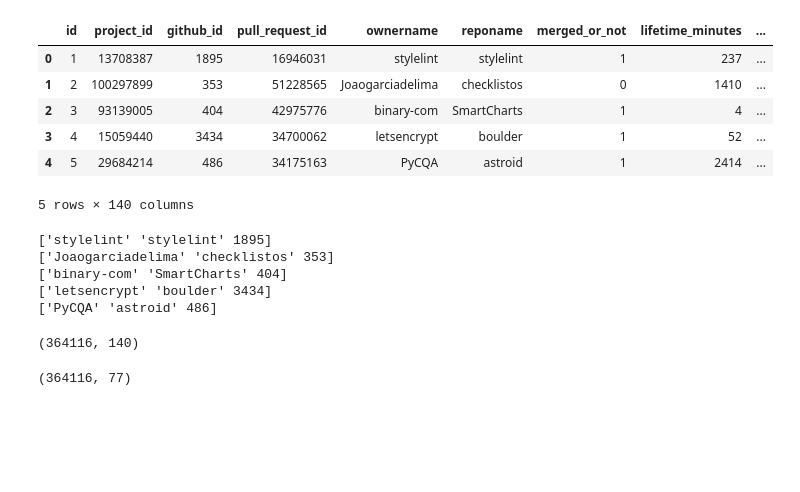
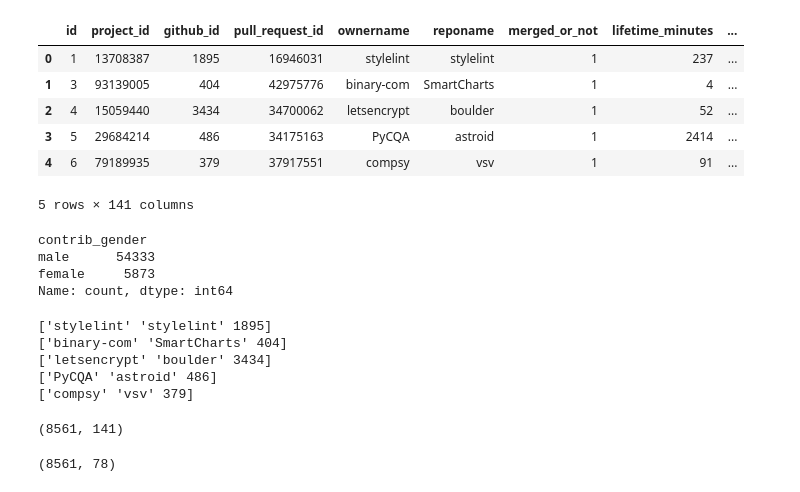
Before and after one commit to thanosan23/Pull-Request-Analysis, a Jupyter notebook: scripts/train_random_forest.ipynb, the cells around one changed output. Drawn from its saved outputs; the diff is of its cells as text; code cells hidden in the pictures; blank space fills up the shorter version.

```diff
--- a/scripts/train_random_forest.ipynb
+++ b/scripts/train_random_forest.ipynb
@@ -12,26 +12,33 @@ import polars as pl
 import xgboost as xgb
 # %%
 # read the dataset
-data = pl.read_csv("../data/new_pullreq.csv").to_pandas()
+data = pl.read_csv("../data/pullreq_with_code.csv", truncate_ragged_lines=True).to_pandas()
 data.head()
 # %% [output]
 |  | id | project_id | github_id | pull_request_id | ownername | reponame | merged_or_not | lifetime_minutes | ... |
 | 0 | 1 | 13708387 | 1895 | 16946031 | stylelint | stylelint | 1 | 237 | ... |
-| 1 | 2 | 100297899 | 353 | 51228565 | Joaogarciadelima | checklistos | 0 | 1410 | ... |
-| 2 | 3 | 93139005 | 404 | 42975776 | binary-com | SmartCharts | 1 | 4 | ... |
-| 3 | 4 | 15059440 | 3434 | 34700062 | letsencrypt | boulder | 1 | 52 | ... |
-| 4 | 5 | 29684214 | 486 | 34175163 | PyCQA | astroid | 1 | 2414 | ... |
+| 1 | 3 | 93139005 | 404 | 42975776 | binary-com | SmartCharts | 1 | 4 | ... |
+| 2 | 4 | 15059440 | 3434 | 34700062 | letsencrypt | boulder | 1 | 52 | ... |
+| 3 | 5 | 29684214 | 486 | 34175163 | PyCQA | astroid | 1 | 2414 | ... |
+| 4 | 6 | 79189935 | 379 | 37917551 | compsy | vsv | 1 | 91 | ... |
-5 rows × 140 columns
+5 rows × 141 columns
+# %%
+data['contrib_gender'].value_counts()
+# %% [output]
+contrib_gender
+male      54333
+female     5873
+Name: count, dtype: int64
 # %%
 # drop the unwanted columns
 for i in data.iloc[:5, :][[ 'ownername', 'reponame', 'github_id']].values:
     print(i)
 # %% [output]
 ['stylelint' 'stylelint' 1895]
-['Joaogarciadelima' 'checklistos' 353]
 ['binary-com' 'SmartCharts' 404]
 ['letsencrypt' 'boulder' 3434]
 ['PyCQA' 'astroid' 486]
+['compsy' 'vsv' 379]
 # %%
 # remove accepted requests and remove data where gender is unknown
 rejected_data = data.loc[data['merged_or_not'] == 0]
@@ -39,7 +46,7 @@ rejected_data = rejected_data.loc[rejected_data['contrib_gender'].notna()]
 # %%
 rejected_data.shape
 # %% [output]
-(364116, 140)
+(8561, 141)
 # %%
 # drop columns that we do not need
 rejected_data = rejected_data.drop(['ownername', 'reponame', 'id', 'project_id', 'github_id', 'creator_id'], axis=1)
@@ -57,7 +64,7 @@ rejected_data.drop(unable_to_control, axis=1, inplace=True)
 # %%
 rejected_data.shape
 # %% [output]
-(364116, 77)
+(8561, 78)
 # %%
 # label encode the contrib_gender column to 0 and 1
 le = LabelEncoder()
```
Also changed, not shown: parts of 12 cells of this notebook, 5 other files.
